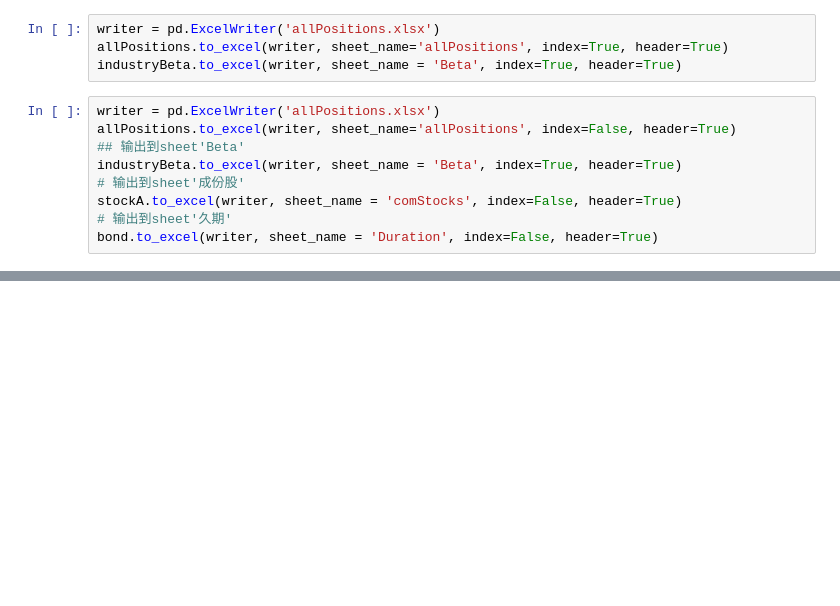
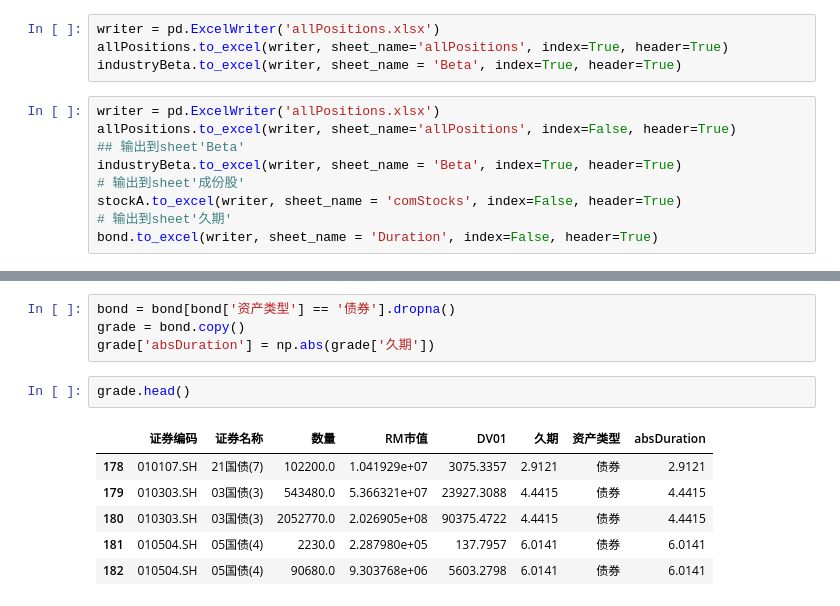
Before and after one commit to xuteng0220/DataSciencePython, a Jupyter notebook: industryBeta.ipynb, the cells around one changed output, grey strips where cells are left out. Drawn from its saved outputs; the diff is of its cells as text; blank space fills up the shorter version.

```diff
--- a/industryBeta.ipynb
+++ b/industryBeta.ipynb
@@ -93,0 +193,13 @@ bond.to_excel(writer, sheet_name = 'Duration', index=False, header=True)
+# %%
+bond = bond[bond['资产类型'] == '债券'].dropna()
+grade = bond.copy()
+grade['absDuration'] = np.abs(grade['久期'])
+# %%
+grade.head()
+# %% [output]
+|  | 证券编码 | 证券名称 | 数量 | RM市值 | DV01 | 久期 | 资产类型 | absDuration |
+| 178 | 010107.SH | 21国债(7) | 102200.0 | 1.041929e+07 | 3075.3357 | 2.9121 | 债券 | 2.9121 |
+| 179 | 010303.SH | 03国债(3) | 543480.0 | 5.366321e+07 | 23927.3088 | 4.4415 | 债券 | 4.4415 |
+| 180 | 010303.SH | 03国债(3) | 2052770.0 | 2.026905e+08 | 90375.4722 | 4.4415 | 债券 | 4.4415 |
+| 181 | 010504.SH | 05国债(4) | 2230.0 | 2.287980e+05 | 137.7957 | 6.0141 | 债券 | 6.0141 |
+| 182 | 010504.SH | 05国债(4) | 90680.0 | 9.303768e+06 | 5603.2798 | 6.0141 | 债券 | 6.0141 |
```
Also changed, not shown: parts of 16 cells of this notebook, 2 other files.
